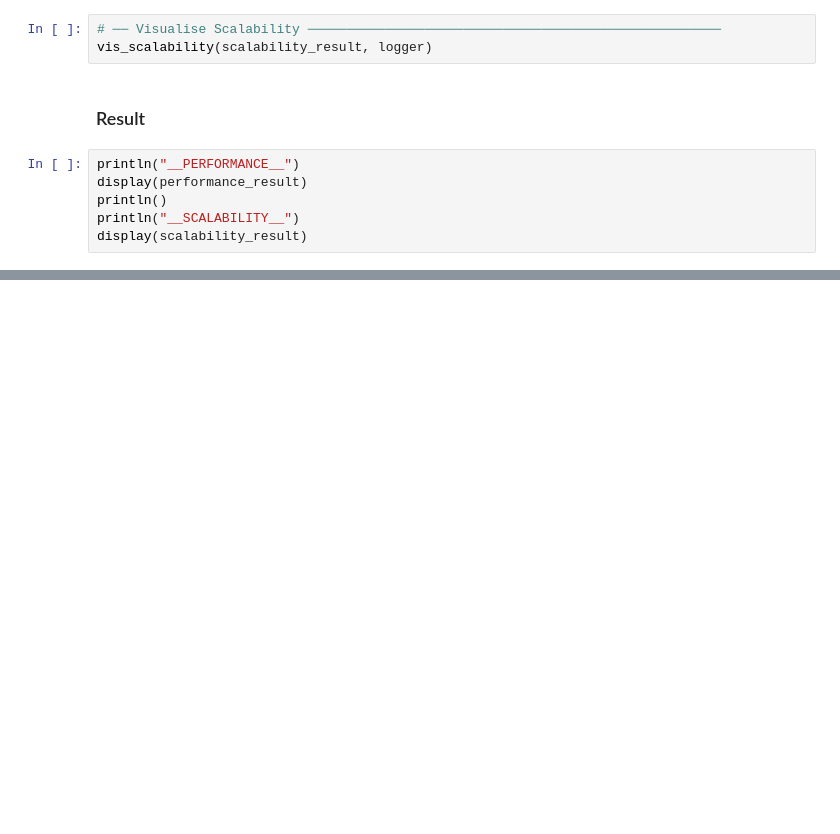
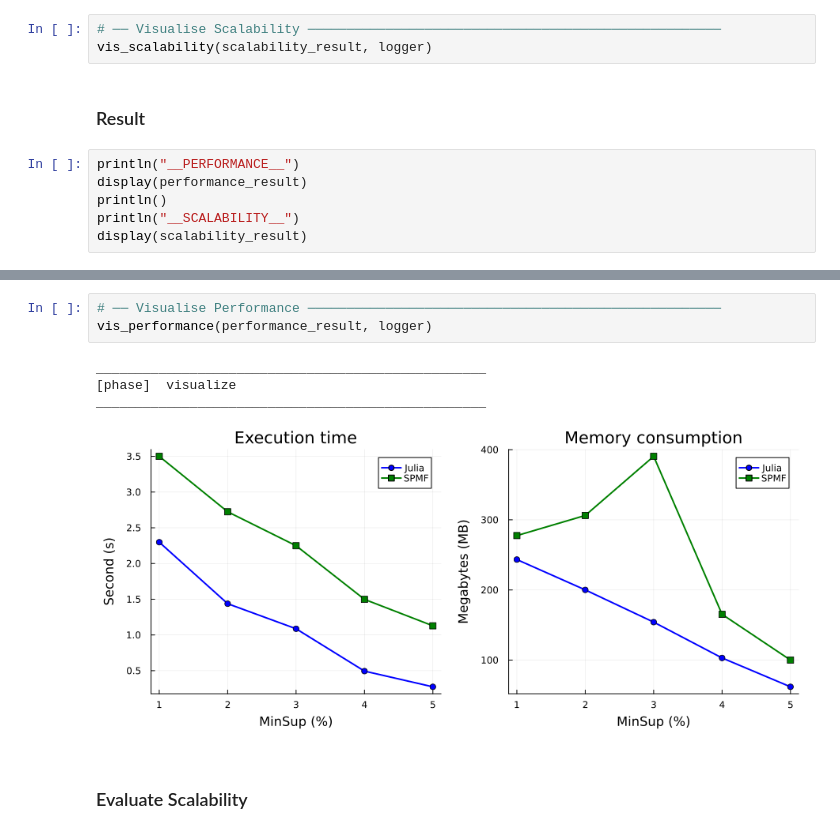
Before and after one commit to HungHiHung10/Lab02-Data-Mining, a Jupyter notebook: notebooks/02_bechmarking.ipynb, the cells around one changed output, grey strips where cells are left out. Cells and saved outputs as stored; diff of their text form; blank space fills up the shorter version.

```diff
--- a/notebooks/02_bechmarking.ipynb
+++ b/notebooks/02_bechmarking.ipynb
@@ -344,0 +495,10 @@ display(scalability_result)
+# %%
+# ── Visualise Performance ─────────────────────────────────────────────────────
+vis_performance(performance_result, logger)
+# %% [output]
+__________________________________________________
+[phase]  visualize
+__________________________________________________
+[figure, added]
+# %% [markdown]
+### Evaluate Scalability
```
Also changed, not shown: parts of 18 cells of this notebook.
